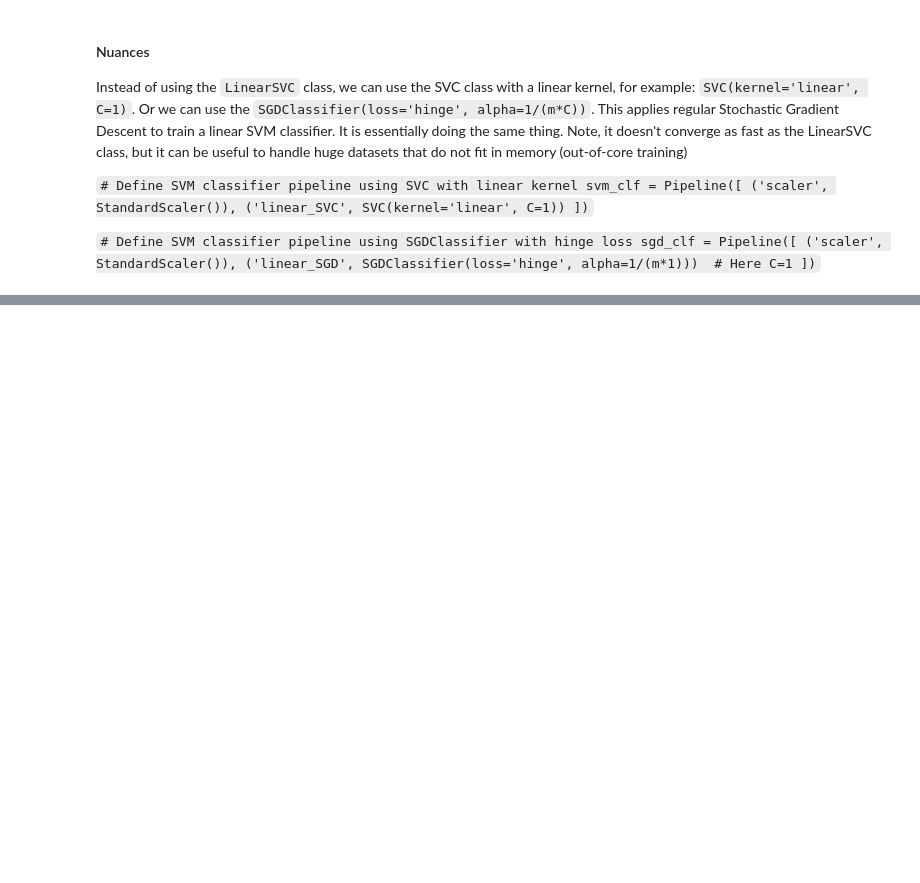
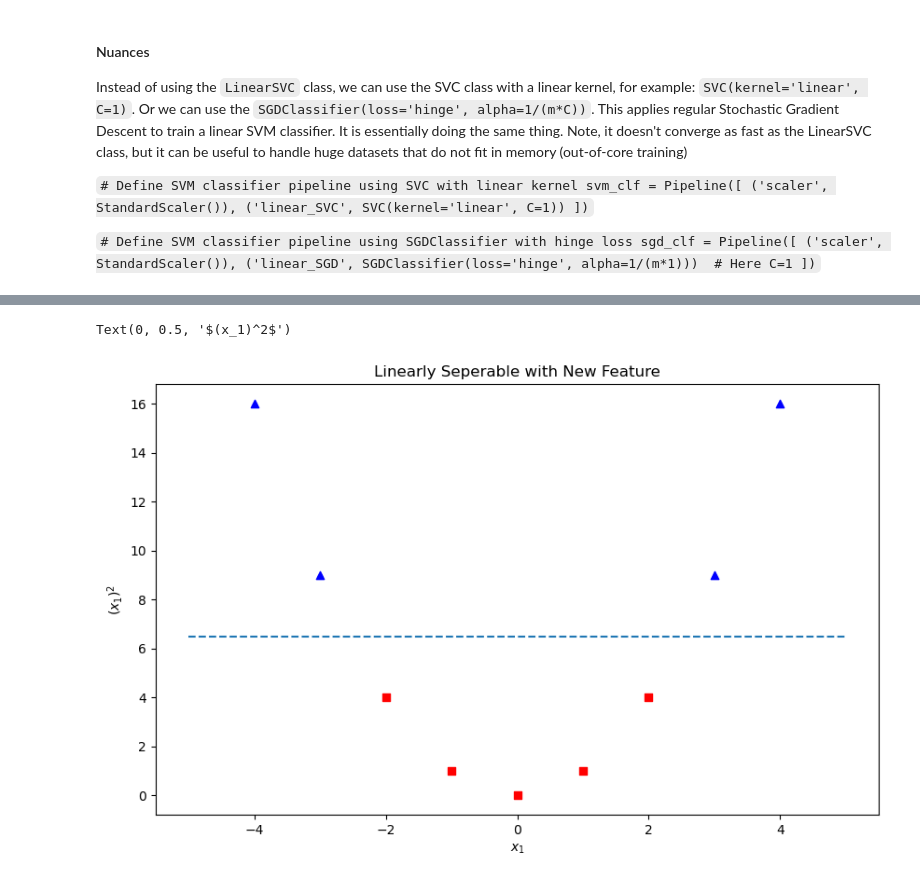
Before and after one commit to LilacOrchid/MachineLearningPractice, a Jupyter notebook: SVM Theory.ipynb, the cells around one changed output, grey strips where cells are left out. Drawn from its saved outputs; the diff is of its cells as text; code cells hidden in the pictures; blank space fills up the shorter version.

```diff
--- a/SVM Theory.ipynb
+++ b/SVM Theory.ipynb
@@ -114,0 +135,13 @@ sgd_clf = Pipeline([
+# %%
+hline = np.linspace(-5,5,4)
+
+plt.figure(figsize=(10,6))
+plt.title('Linearly Seperable with New Feature')
+plt.scatter(x1,np.square(x1),marker='^',color='b')
+plt.scatter(x2,np.square(x2),marker='s',color='r')
+plt.plot(hline,np.ones(4)*6.5,linestyle='--')
+plt.xlabel('$x_1$')
+plt.ylabel('$(x_1)^2$')
+# %% [output]
+Text(0, 0.5, '$(x_1)^2$')
+[figure, added]
```
Also changed, not shown: parts of 10 cells of this notebook.
